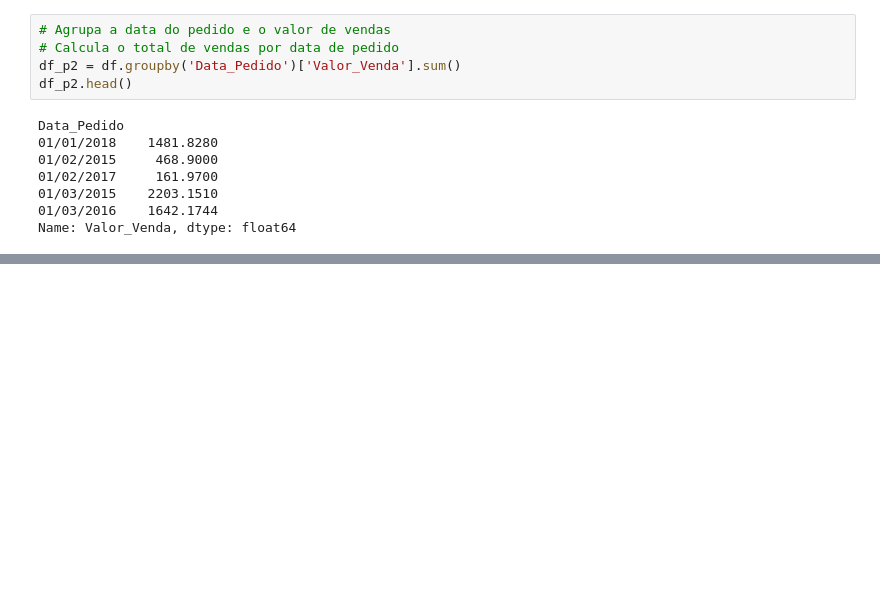
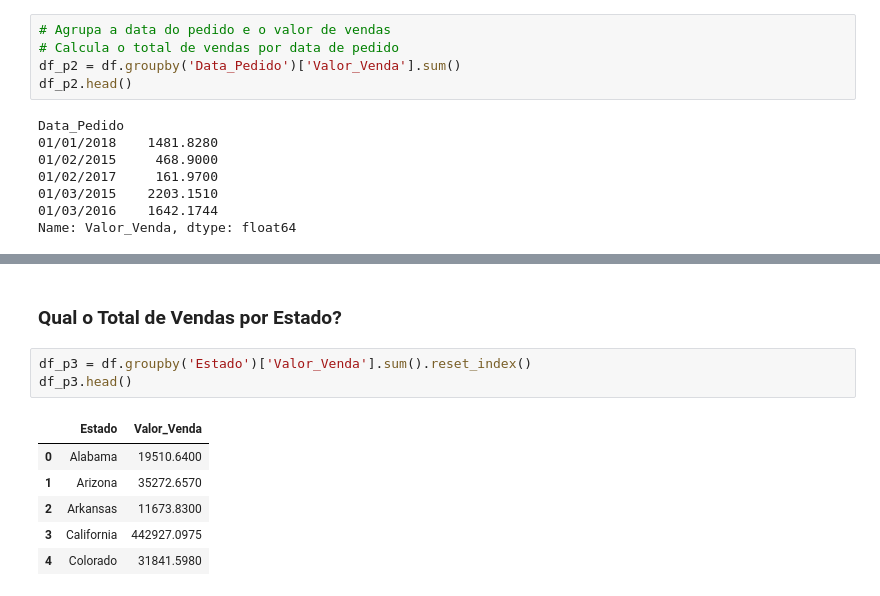
Before and after one commit to rodrigofdl/analise_exploratoria_varejo, a Jupyter notebook: analise_exploratoria_varejo.ipynb, the cells around one changed output, grey strips where cells are left out. Cells and saved outputs as stored; diff of their text form; blank space fills up the shorter version.

```diff
--- a/analise_exploratoria_varejo.ipynb
+++ b/analise_exploratoria_varejo.ipynb
@@ -149,3 +148,15 @@ plt.title('Total de vendas por Data do Pedido')
 plt.show()
 # %% [output]
 [figure]
+# %% [markdown]
+### Qual o Total de Vendas por Estado?
+# %%
+df_p3 = df.groupby('Estado')['Valor_Venda'].sum().reset_index()
+df_p3.head()
+# %% [output]
+|  | Estado | Valor_Venda |
+| 0 | Alabama | 19510.6400 |
+| 1 | Arizona | 35272.6570 |
+| 2 | Arkansas | 11673.8300 |
+| 3 | California | 442927.0975 |
+| 4 | Colorado | 31841.5980 |
```
Also changed, not shown: parts of 4 cells of this notebook.
